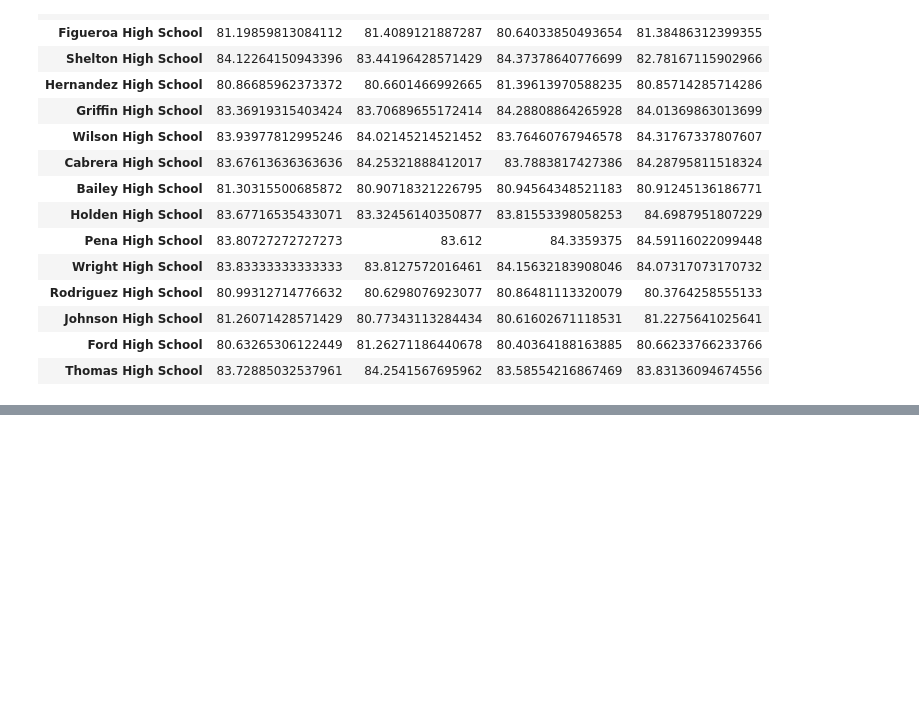
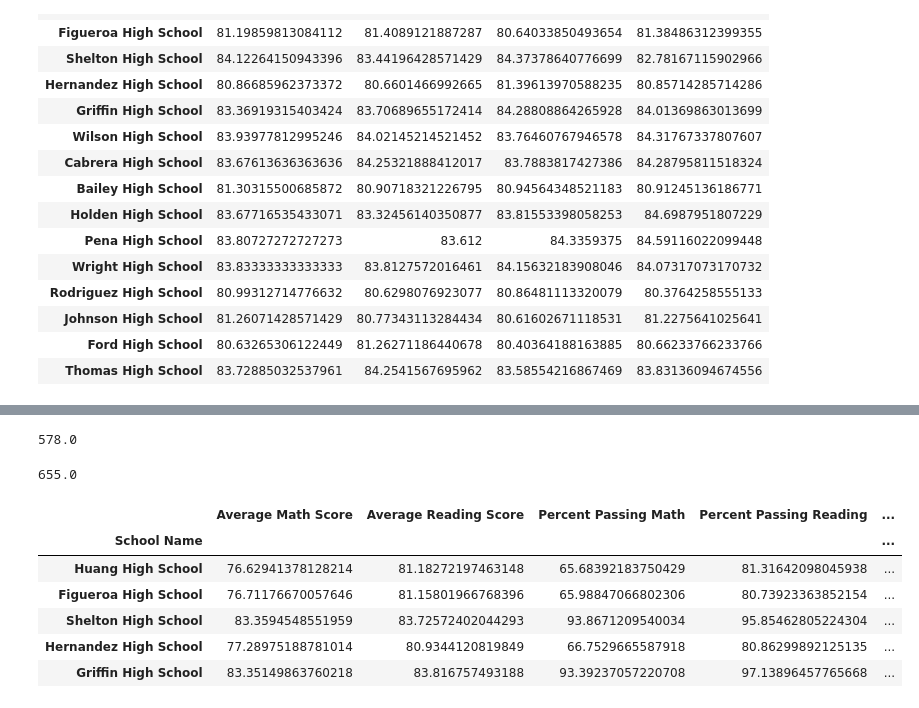
Before and after one commit to TylerTompa/4-Pandas, a Jupyter notebook: PyCitySchools/Academy of Py.ipynb, the cells around one changed output, grey strips where cells are left out. Cells and saved outputs as stored; diff of their text form; code cells hidden in the pictures; blank space fills up the shorter version.

Commit message:
Have layout for tables based on bins.  Still need to produce content thereof

```diff
--- a/PyCitySchools/Academy of Py.ipynb
+++ b/PyCitySchools/Academy of Py.ipynb
@@ -249,0 +262,20 @@ average_reading_scores_by_grade.set_index("School Name")
+# %%
+school_summary["Per Student Budget"].min()
+# %% [output]
+578.0
+# %%
+school_summary["Per Student Budget"].max()
+# %% [output]
+655.0
+# %%
+school_summary_with_bins = school_summary.drop(columns=["School Type", "Total Students", "Total Budget", "Per Student Budget"])
+# %%
+school_summary_with_bins.head()
+# %% [output]
+|  | Average Math Score | Average Reading Score | Percent Passing Math | Percent Passing Reading | ... |
+| School Name |  |  |  |  | ... |
+| Huang High School | 76.62941378128214 | 81.18272197463148 | 65.68392183750429 | 81.31642098045938 | ... |
+| Figueroa High School | 76.71176670057646 | 81.15801966768396 | 65.98847066802306 | 80.73923363852154 | ... |
+| Shelton High School | 83.3594548551959 | 83.72572402044293 | 93.8671209540034 | 95.85462805224304 | ... |
+| Hernandez High School | 77.28975188781014 | 80.9344120819849 | 66.7529665587918 | 80.86299892125135 | ... |
+| Griffin High School | 83.35149863760218 | 83.816757493188 | 93.39237057220708 | 97.13896457765668 | ... |
```
Also changed, not shown: parts of 18 cells of this notebook.
